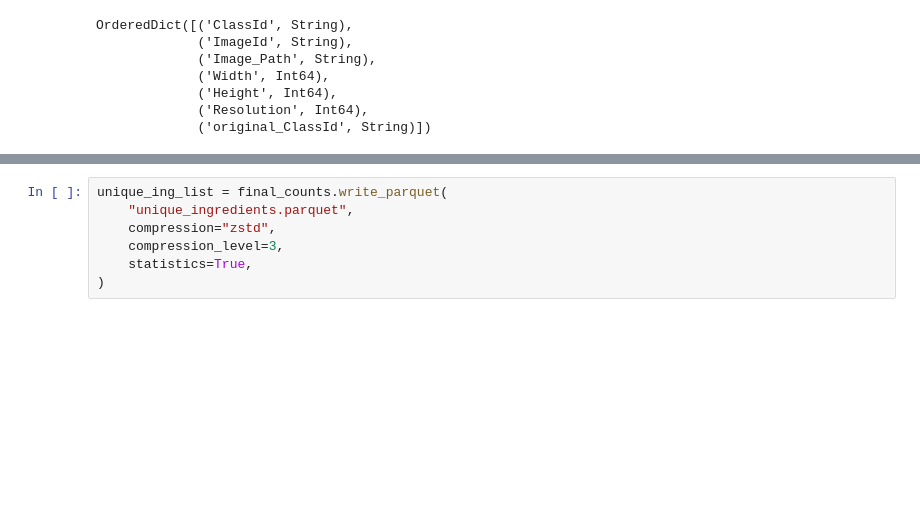
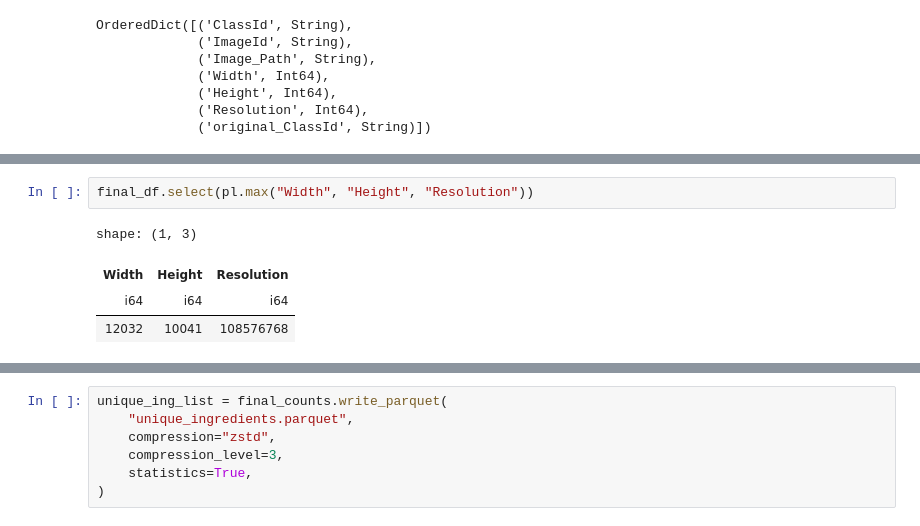
Before and after one commit to teddy661/gotmeals, a Jupyter notebook: EDA/combined_classes_eda.ipynb, the cells around one changed output, grey strips where cells are left out. Saved outputs shown, nothing was run; the diff lists cells and outputs as text; blank space fills up the shorter version.

```diff
--- a/EDA/combined_classes_eda.ipynb
+++ b/EDA/combined_classes_eda.ipynb
@@ -63,0 +71,7 @@ OrderedDict([('ClassId', String),
+# %%
+final_df.select(pl.max("Width", "Height", "Resolution"))
+# %% [output]
+shape: (1, 3)
+| Width | Height | Resolution |
+| i64 | i64 | i64 |
+| 12032 | 10041 | 108576768 |
```
Also changed, not shown: parts of 4 cells of this notebook.
